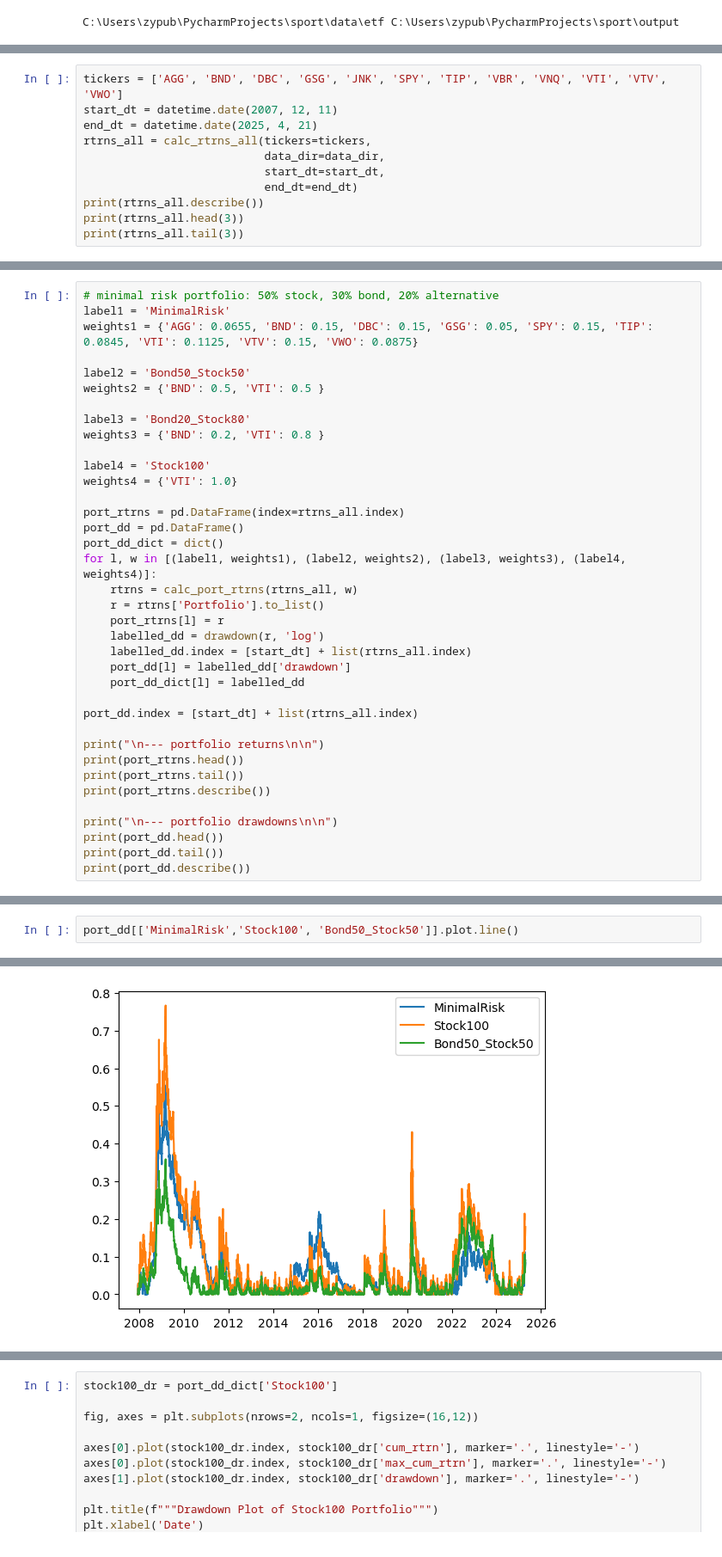
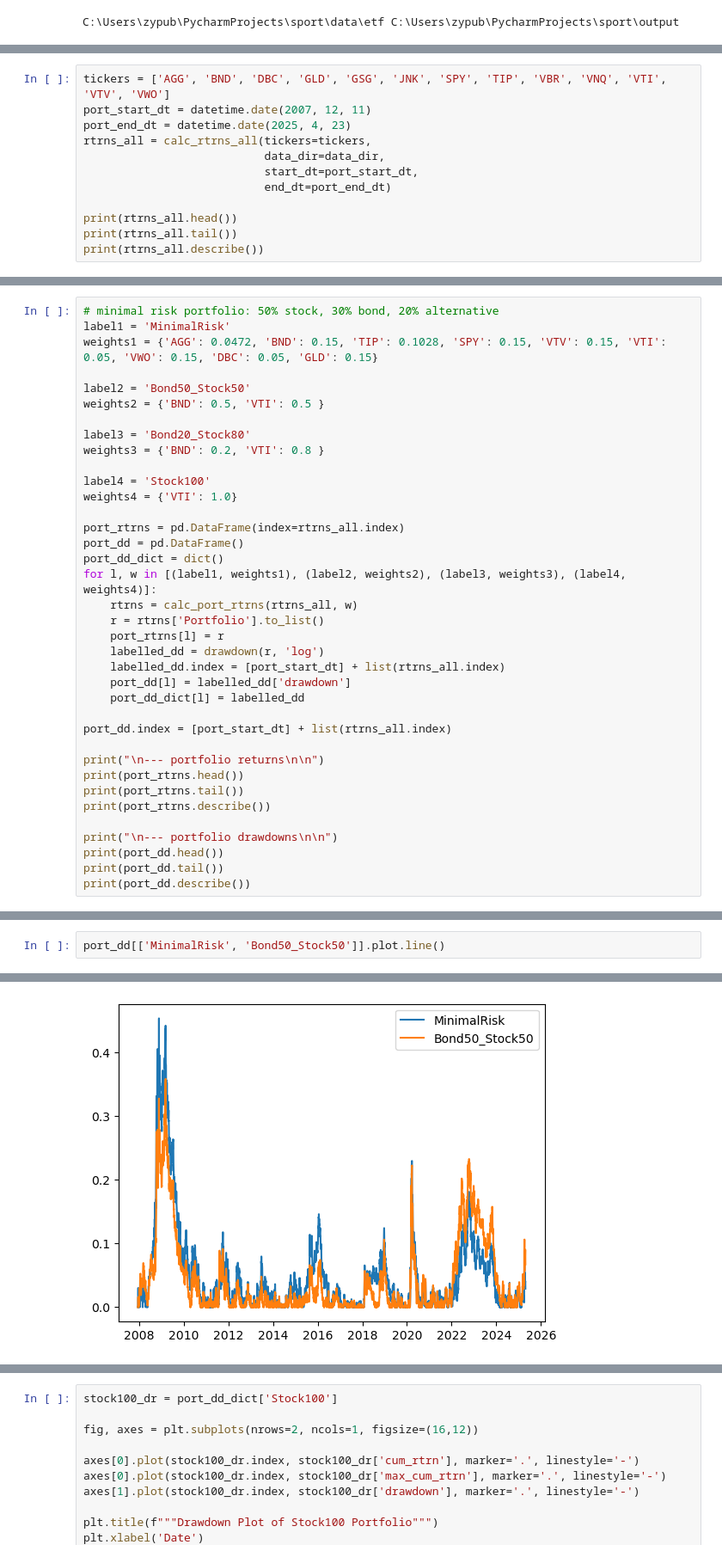
Before and after one commit to quantsummaries/sport, a Jupyter notebook: risk_analysis.ipynb, the cells around one changed output, grey strips where cells are left out. Shown at 86% size. Drawn from its saved outputs; the diff is of its cells as text.

Commit message:
added functionalities and jupyter notebook for portfolio risk analysis.

```diff
--- a/risk_analysis.ipynb
+++ b/risk_analysis.ipynb
@@ -79,12 +87,13 @@ plt.show()
 # %%
-tickers = ['AGG', 'BND', 'DBC', 'GSG', 'JNK', 'SPY', 'TIP', 'VBR', 'VNQ', 'VTI', 'VTV', 'VWO']
-start_dt = datetime.date(2007, 12, 11)
-end_dt = datetime.date(2025, 4, 21)
+tickers = ['AGG', 'BND', 'DBC', 'GLD', 'GSG', 'JNK', 'SPY', 'TIP', 'VBR', 'VNQ', 'VTI', 'VTV', 'VWO']
+port_start_dt = datetime.date(2007, 12, 11)
+port_end_dt = datetime.date(2025, 4, 23)
 rtrns_all = calc_rtrns_all(tickers=tickers,
                            data_dir=data_dir,
-                           start_dt=start_dt,
-                           end_dt=end_dt)
+                           start_dt=port_start_dt,
+                           end_dt=port_end_dt)
+
+print(rtrns_all.head())
+print(rtrns_all.tail())
 print(rtrns_all.describe())
-print(rtrns_all.head(3))
-print(rtrns_all.tail(3))
 # %% [output]
@@ -144,7 +155,7 @@ DATE
 # %%
 # minimal risk portfolio: 50% stock, 30% bond, 20% alternative
 label1 = 'MinimalRisk'
-weights1 = {'AGG': 0.0655, 'BND': 0.15, 'DBC': 0.15, 'GSG': 0.05, 'SPY': 0.15, 'TIP': 0.0845, 'VTI': 0.1125, 'VTV': 0.15, 'VWO': 0.0875}
+weights1 = {'AGG': 0.0472, 'BND': 0.15, 'TIP': 0.1028, 'SPY': 0.15, 'VTV': 0.15, 'VTI': 0.05, 'VWO': 0.15, 'DBC': 0.05, 'GLD': 0.15}
 
 label2 = 'Bond50_Stock50'
 weights2 = {'BND': 0.5, 'VTI': 0.5 }
@@ -163,11 +174,11 @@ for l, w in [(label1, weights1), (label2, weights2), (label3, weights3), (label4
     r = rtrns['Portfolio'].to_list()
     port_rtrns[l] = r
     labelled_dd = drawdown(r, 'log')
-    labelled_dd.index = [start_dt] + list(rtrns_all.index)
+    labelled_dd.index = [port_start_dt] + list(rtrns_all.index)
     port_dd[l] = labelled_dd['drawdown']
     port_dd_dict[l] = labelled_dd
 
-port_dd.index = [start_dt] + list(rtrns_all.index)
+port_dd.index = [port_start_dt] + list(rtrns_all.index)
 
 print("\n--- portfolio returns\n\n")
 print(port_rtrns.head())
@@ -199,5 +210,5 @@ max       0.554051        0.358528        0.602961     0.766654
 # %%
-port_dd[['MinimalRisk','Stock100', 'Bond50_Stock50']].plot.line()
+port_dd[['MinimalRisk', 'Bond50_Stock50']].plot.line()
 # %% [output]
 <Axes: >
-[figure, old version]
+[figure, new version]
```
Also changed, not shown: parts of 39 cells of this notebook, 24 other files.
